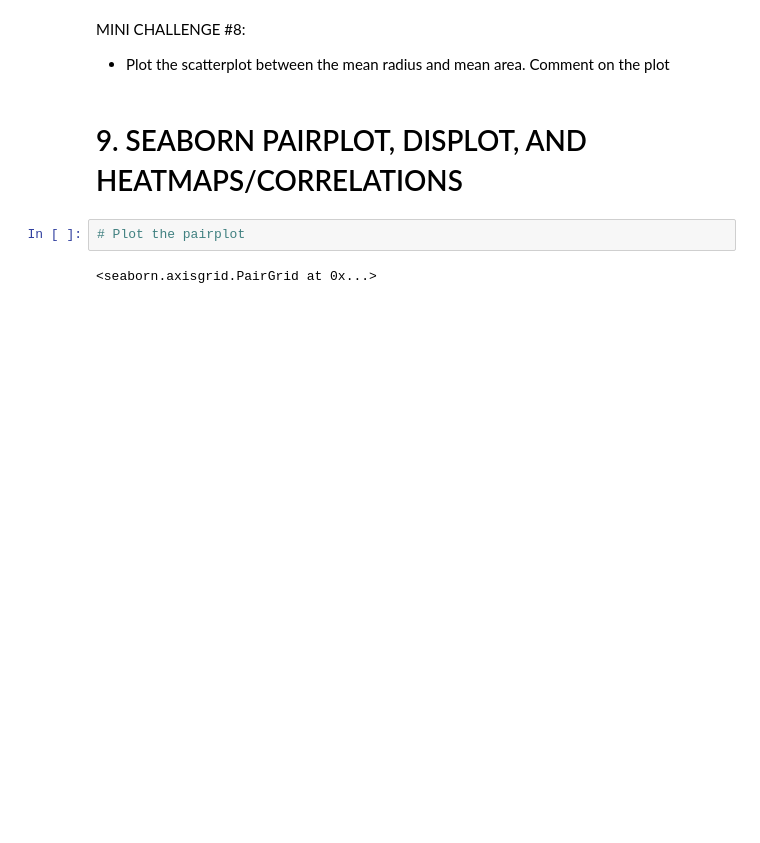
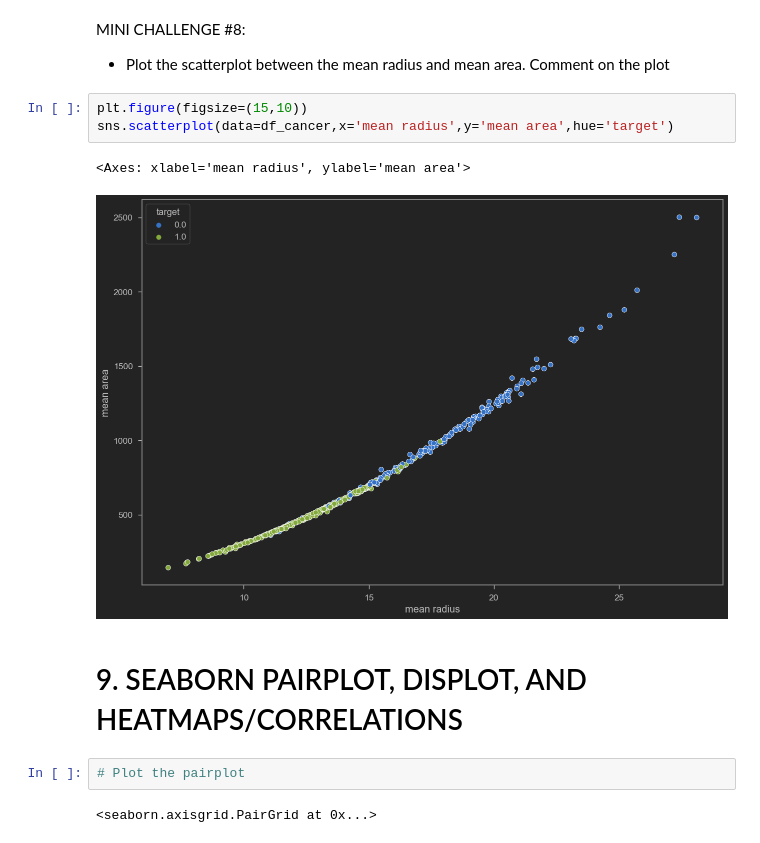
Before and after one commit to joe-trung/Matplotlib-and-seaborn, a Jupyter notebook: Notebook/Data Visualization with Python - Matplotlib and Seaborn.ipynb, the cells around one changed output. Cells and saved outputs as stored; diff of their text form; blank space fills up the shorter version.

```diff
--- a/Notebook/Data Visualization with Python - Matplotlib and Seaborn.ipynb
+++ b/Notebook/Data Visualization with Python - Matplotlib and Seaborn.ipynb
@@ -344,6 +364,12 @@ plt.figure(figsize = (10,10))
 # %% [markdown]
 MINI CHALLENGE #8:
 - Plot the scatterplot between the mean radius and mean area. Comment on the plot
+# %%
+plt.figure(figsize=(15,10))
+sns.scatterplot(data=df_cancer,x='mean radius',y='mean area',hue='target')
+# %% [output]
+<Axes: xlabel='mean radius', ylabel='mean area'>
+[figure, added]
 # %% [markdown]
 # 9. SEABORN PAIRPLOT, DISPLOT, AND HEATMAPS/CORRELATIONS
 # %%
```
Also changed, not shown: parts of 6 cells of this notebook.
